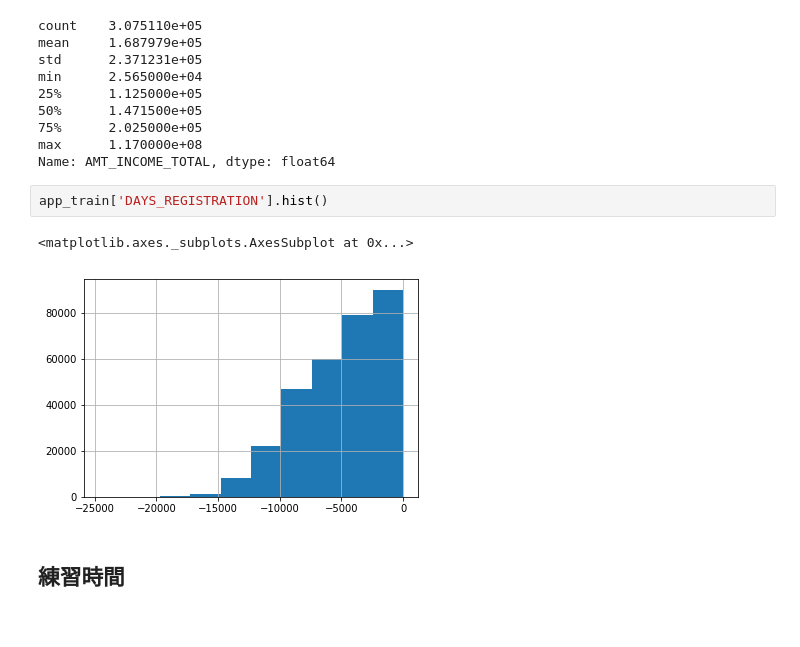
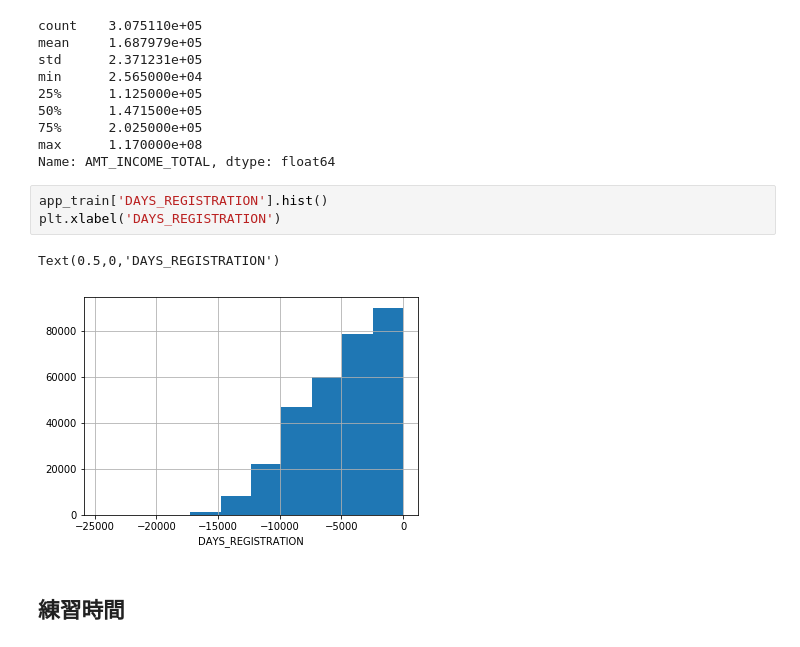
Before and after one commit to a37950456/100Day-ML-Marathon, a Jupyter notebook: homework/Day_005_HW.ipynb, the cells around one changed output. Drawn from its saved outputs; the diff is of its cells as text.

```diff
--- a/homework/Day_005_HW.ipynb
+++ b/homework/Day_005_HW.ipynb
@@ -53,9 +53,10 @@ max      1.170000e+08
 Name: AMT_INCOME_TOTAL, dtype: float64
 # %%
 app_train['DAYS_REGISTRATION'].hist()
+plt.xlabel('DAYS_REGISTRATION')
 # %% [output]
-<matplotlib.axes._subplots.AxesSubplot at 0x...>
+Text(0.5,0,'DAYS_REGISTRATION')
-[figure, old version]
+[figure, new version]
 # %% [markdown]
 ## 練習時間
 # %% [markdown]
```
Also changed, not shown: parts of 2 cells of this notebook.
